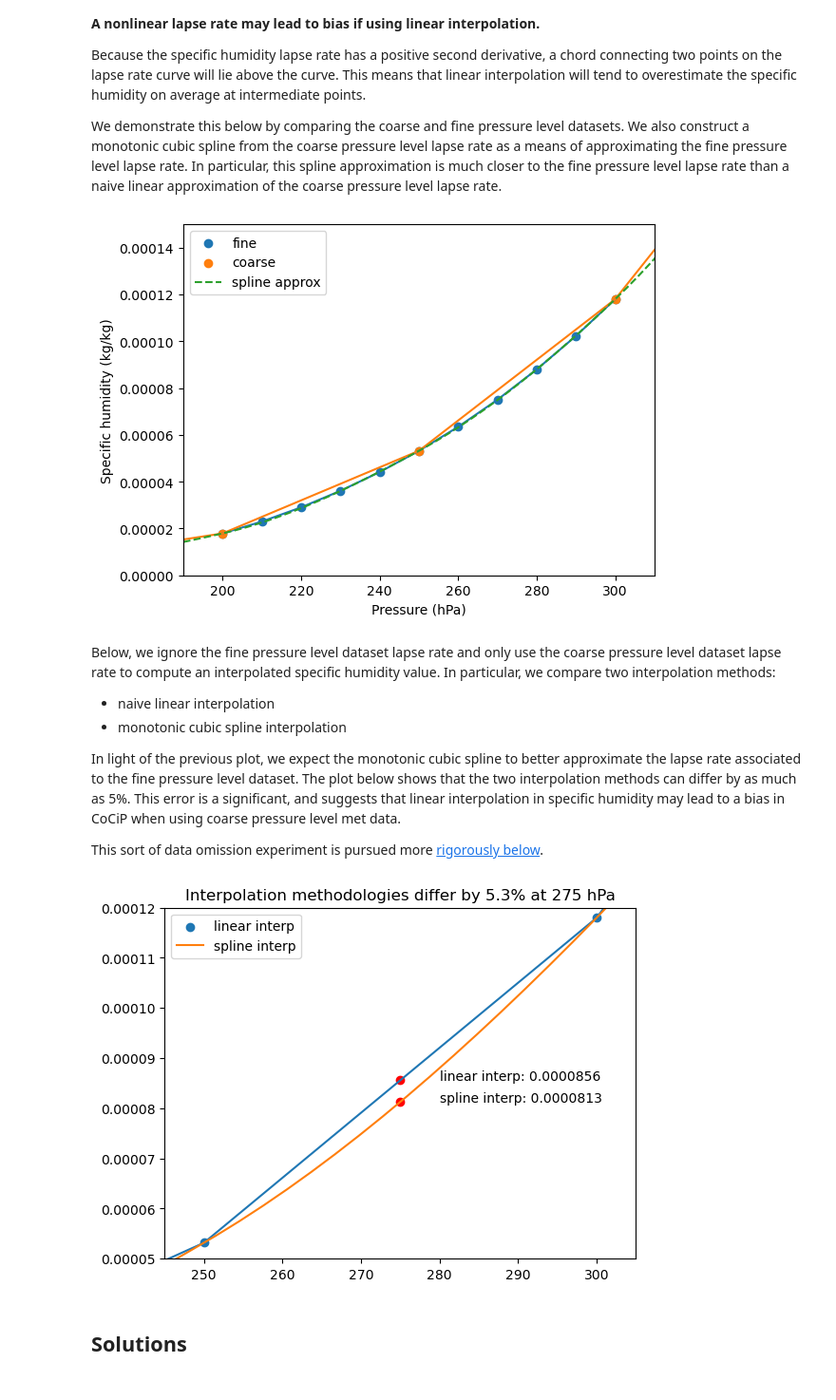
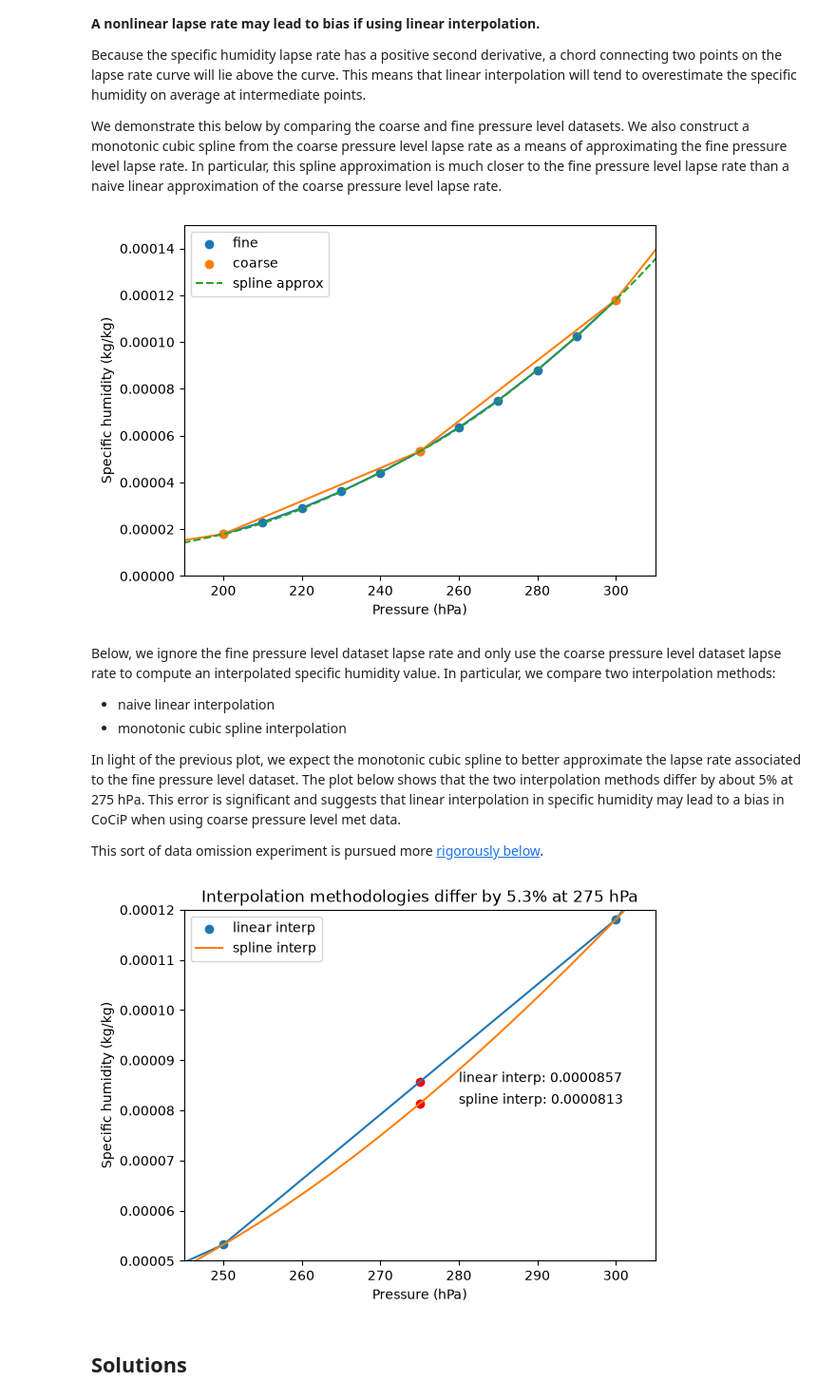
Before and after one commit to contrailcirrus/pycontrails, a Jupyter notebook: docs/notebooks/specific-humidity-interpolation.ipynb, the cells around one changed output. Shown at 95% size. Saved outputs shown, nothing was run; the diff lists cells and outputs as text; code cells hidden in the pictures.

Commit message:
cleanup, rerun q interpolation notebook, remove seaborn

```diff
--- a/docs/notebooks/specific-humidity-interpolation.ipynb
+++ b/docs/notebooks/specific-humidity-interpolation.ipynb
@@ -153,8 +151,6 @@ pchip = PchipInterpolator(
 )
 p = np.linspace(100, 400, 100)
 ax.plot(p, pchip(p), label="spline approx", linestyle="--")
-ax.legend()
-
 
 ax.legend()
 ax.set_ylabel("Specific humidity (kg/kg)")
@@ -163,42 +159,44 @@ ax.set_xlabel("Pressure (hPa)")
 ax.set_xlim(190, 310)
 ax.set_ylim(0, 0.00015);
 # %% [output]
-[figure, old version]
+[figure, new version]
 # %% [markdown]
 Below, we ignore the fine pressure level dataset lapse rate and only use the coarse pressure level dataset lapse rate to compute an interpolated specific humidity value. In particular, we compare two interpolation methods:
 
 - naive linear interpolation
 - monotonic cubic spline interpolation
 
-In light of the previous plot, we expect the monotonic cubic spline to better approximate the lapse rate associated to the fine pressure level dataset. The plot below shows that the two interpolation methods can differ by as much as 5%. This error is a significant, and suggests that linear interpolation in specific humidity may lead to a bias in CoCiP when using coarse pressure level met data.
+In light of the previous plot, we expect the monotonic cubic spline to better approximate the lapse rate associated to the fine pressure level dataset. The plot below shows that the two interpolation methods differ by about 5% at 275 hPa. This error is significant and suggests that linear interpolation in specific humidity may lead to a bias in CoCiP when using coarse pressure level met data.
 
-This sort of data omission experiment is pursued more [rigorously below](#Data-omission-experiment).
+This sort of data omission experiment is pursued more [rigorously below](#Data-Omission-Experiment).
 # %%
 fig, ax = plt.subplots()
 
 ax.scatter(
     ds_coarse_mean["specific_humidity"].level,
     ds_coarse_mean["specific_humidity"],
     label="linear interp",
 )
 ax.plot(ds_coarse_mean["specific_humidity"].level, ds_coarse_mean["specific_humidity"])
 
 ax.plot(p, pchip(p), label="spline interp")
 ax.legend()
 ax.set_xlim(245, 305)
 ax.set_ylim(0.00005, 0.00012)
+ax.set_ylabel("Specific humidity (kg/kg)")
+ax.set_xlabel("Pressure (hPa)")
 
 p0 = 275
-y0 = ds_coarse_mean["specific_humidity"].interp(level=p0).values
+y0 = ds_coarse_mean["specific_humidity"].interp(level=p0).item()
 y1 = pchip(p0)
 pct = (y0 - y1) / y1 * 100.0
 
 ax.scatter([p0, p0], [y0, y1], color="red")
 ax.annotate(f"linear interp: {y0:.7f}", (p0, y0), (p0 + 5, y0))
 ax.annotate(f"spline interp: {y1:.7f}", (p0, y1), (p0 + 5, y1))
 ax.set_title(f"Interpolation methodologies differ by {pct:.1f}% at {p0} hPa");
 # %% [output]
-[figure, old version]
+[figure, new version]
 # %% [markdown]
 ## Solutions
 # %% [markdown]
```
Also changed, not shown: parts of 15 cells of this notebook, 1 other file.
